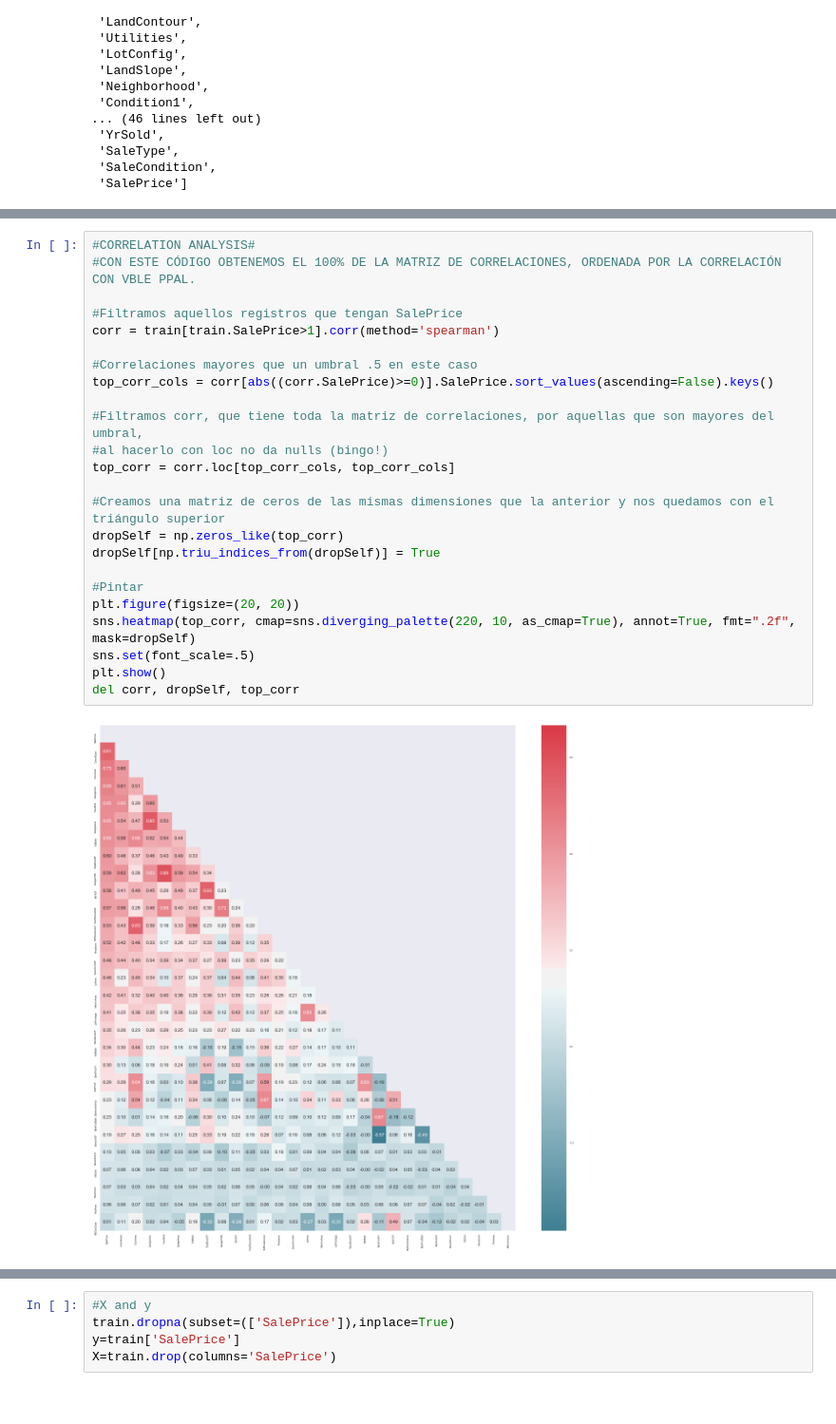
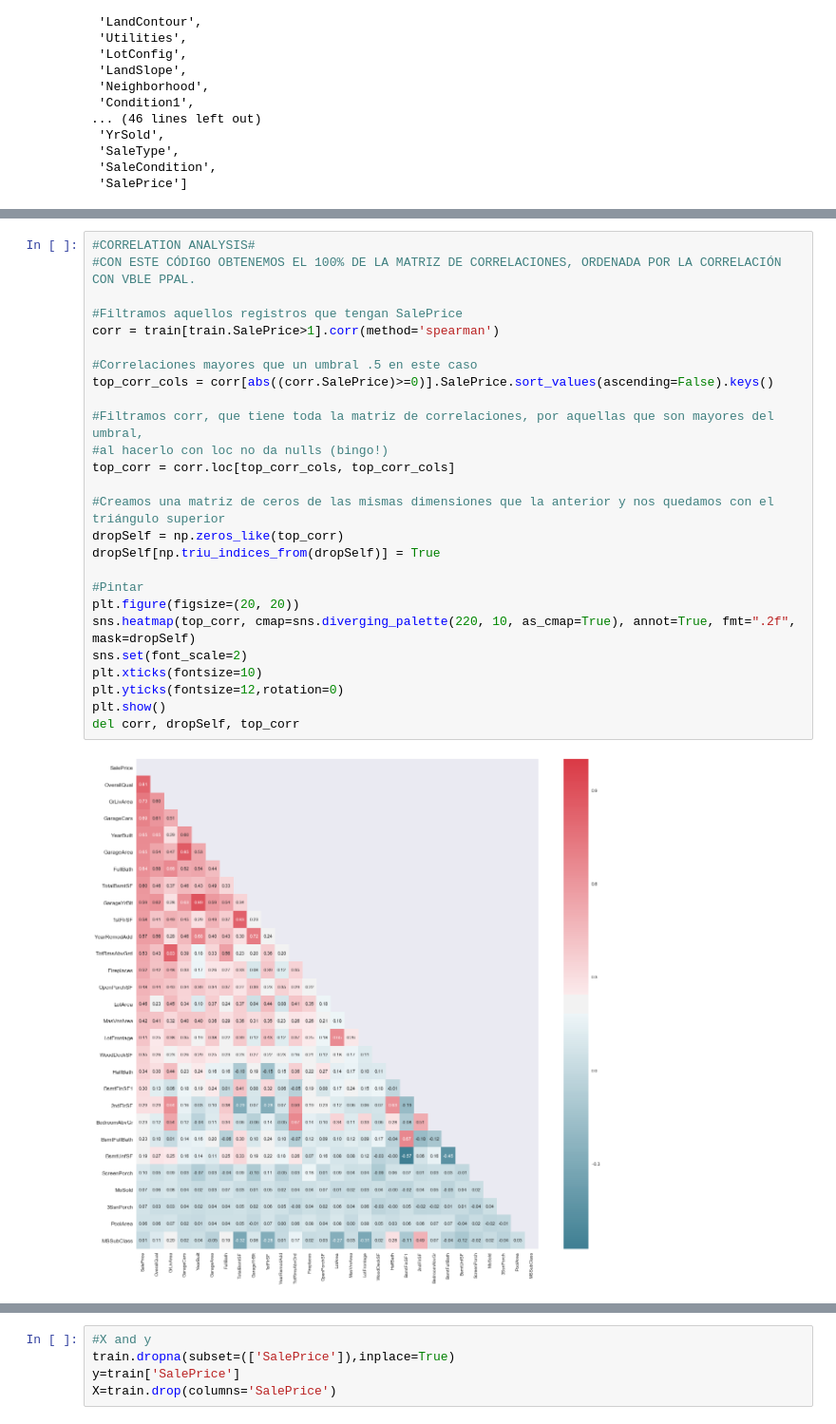
Before and after one commit to AMTORRES82/Udacity, a Jupyter notebook: Houses2.ipynb, the cells around one changed output, grey strips where cells are left out. Shown at 95% size. Saved outputs shown, nothing was run; the diff lists cells and outputs as text.

```diff
--- a/Houses2.ipynb
+++ b/Houses2.ipynb
@@ -140,29 +140,31 @@ sns.distplot(train['SalePrice'])
 # %%
 #CORRELATION ANALYSIS#
 #CON ESTE CÓDIGO OBTENEMOS EL 100% DE LA MATRIZ DE CORRELACIONES, ORDENADA POR LA CORRELACIÓN CON VBLE PPAL.
 
 #Filtramos aquellos registros que tengan SalePrice
 corr = train[train.SalePrice>1].corr(method='spearman')
 
 #Correlaciones mayores que un umbral .5 en este caso
 top_corr_cols = corr[abs((corr.SalePrice)>=0)].SalePrice.sort_values(ascending=False).keys()
 
 #Filtramos corr, que tiene toda la matriz de correlaciones, por aquellas que son mayores del umbral,
 #al hacerlo con loc no da nulls (bingo!)
 top_corr = corr.loc[top_corr_cols, top_corr_cols]
 
 #Creamos una matriz de ceros de las mismas dimensiones que la anterior y nos quedamos con el triángulo superior
 dropSelf = np.zeros_like(top_corr)
 dropSelf[np.triu_indices_from(dropSelf)] = True
 
 #Pintar
 plt.figure(figsize=(20, 20))
 sns.heatmap(top_corr, cmap=sns.diverging_palette(220, 10, as_cmap=True), annot=True, fmt=".2f", mask=dropSelf)
-sns.set(font_scale=.5)
+sns.set(font_scale=2)
+plt.xticks(fontsize=10)
+plt.yticks(fontsize=12,rotation=0)
 plt.show()
 del corr, dropSelf, top_corr
 # %% [output]
-[figure, old version]
+[figure, new version]
 # %%
 #CORRELATION ANALYSIS#
 #HIGHLY CORRELATED FACTORS
```
Also changed, not shown: parts of 27 cells of this notebook.
